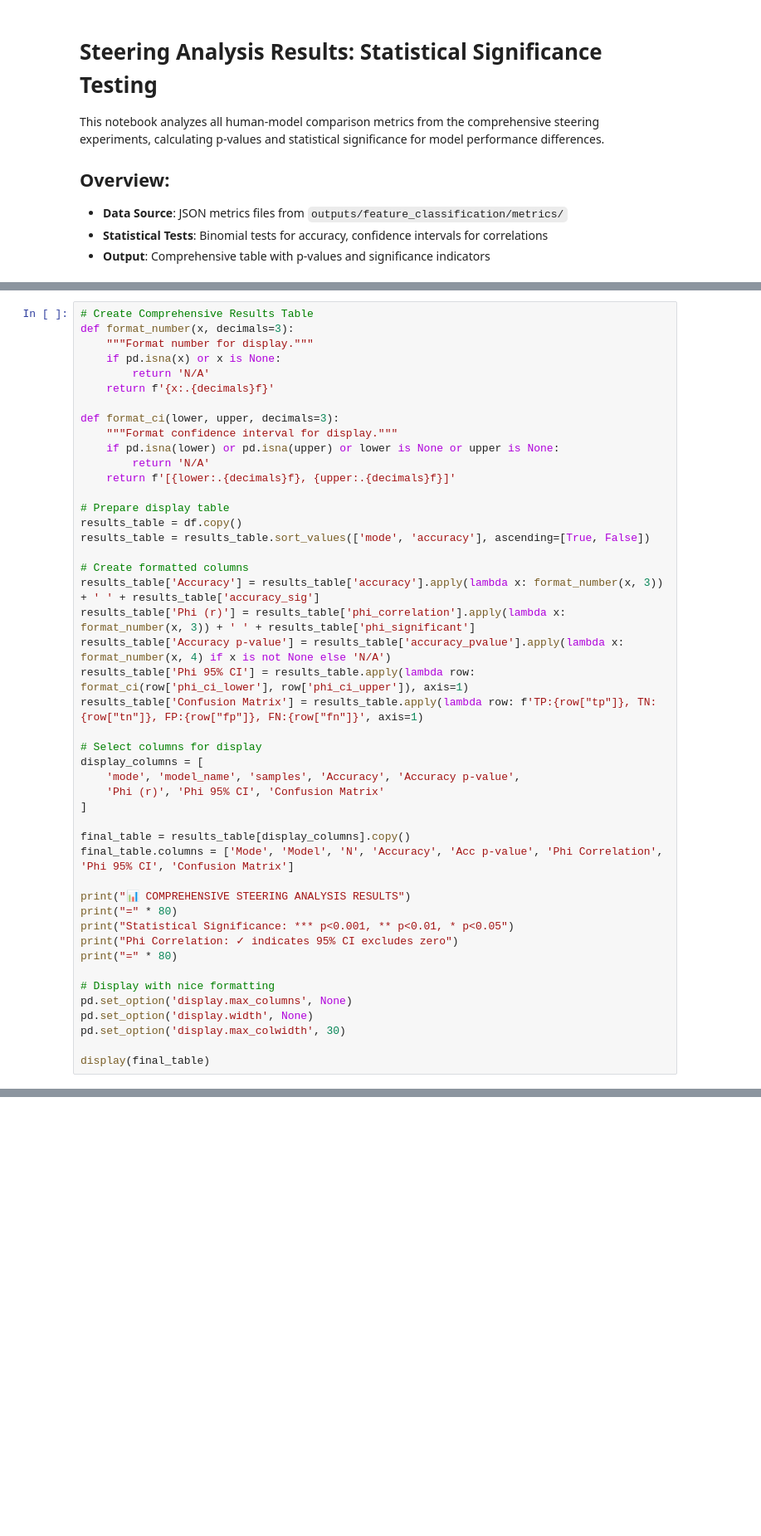
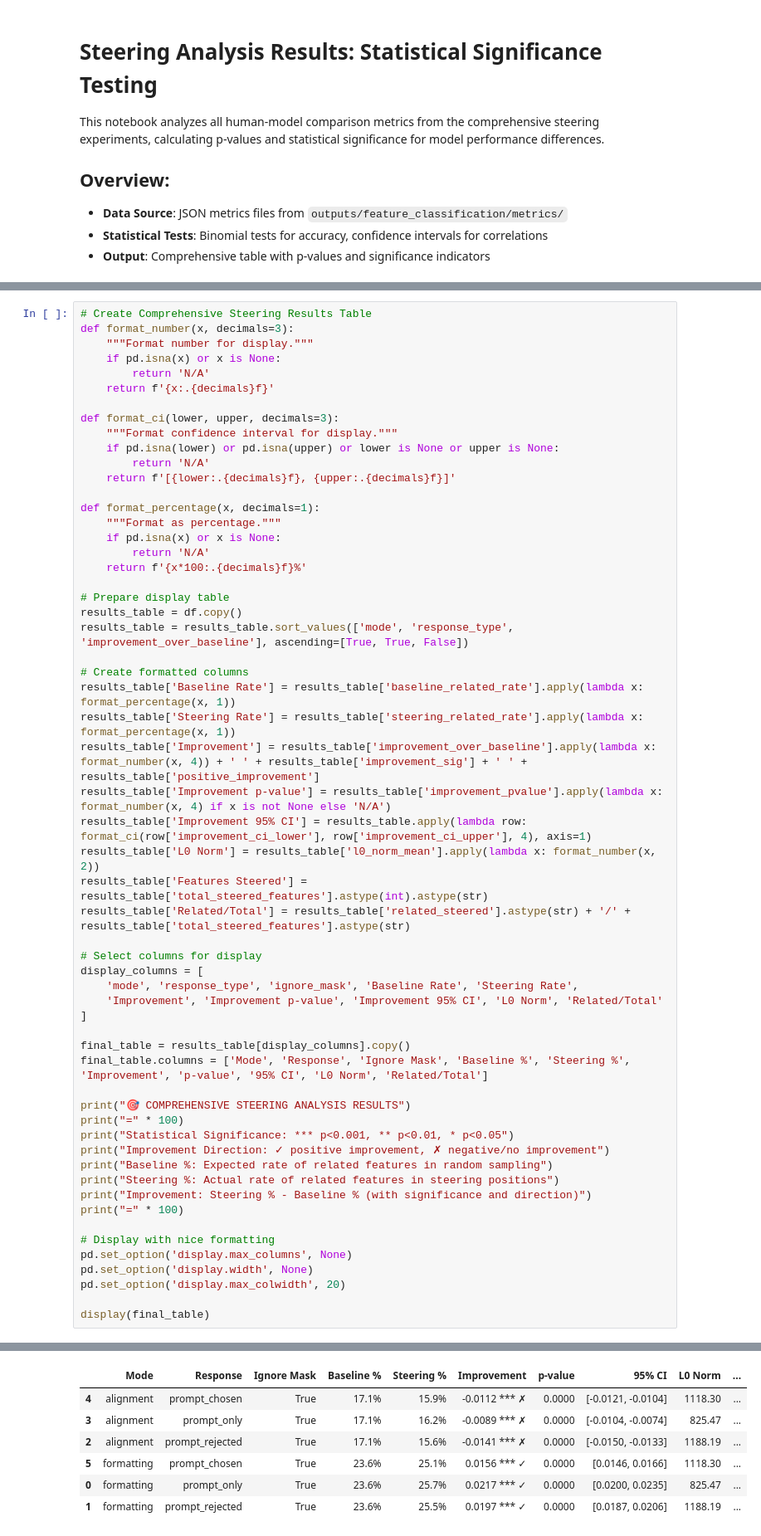
Before and after one commit to Jazhyc/feature-steering-RL, a Jupyter notebook: notebooks/steering_analysis_results.ipynb, the cells around one changed output, grey strips where cells are left out. Shown at 83% size. Saved outputs shown, nothing was run; the diff lists cells and outputs as text; blank space fills up the shorter version.

Commit message:
Working table based on steered features

```diff
--- a/notebooks/steering_analysis_results.ipynb
+++ b/notebooks/steering_analysis_results.ipynb
@@ -177,5 +228,5 @@ print(f"Significant phi correlations: {(df['phi_significant'] == '✓').sum()}/{
 # %%
-# Create Comprehensive Results Table
+# Create Comprehensive Steering Results Table
 def format_number(x, decimals=3):
     """Format number for display."""
     if pd.isna(x) or x is None:
@@ -188,35 +239,48 @@ def format_ci(lower, upper, decimals=3):
         return 'N/A'
     return f'[{lower:.{decimals}f}, {upper:.{decimals}f}]'
 
+def format_percentage(x, decimals=1):
+    """Format as percentage."""
+    if pd.isna(x) or x is None:
+        return 'N/A'
+    return f'{x*100:.{decimals}f}%'
+
 # Prepare display table
 results_table = df.copy()
-results_table = results_table.sort_values(['mode', 'accuracy'], ascending=[True, False])
+results_table = results_table.sort_values(['mode', 'response_type', 'improvement_over_baseline'], ascending=[True, True, False])
 
 # Create formatted columns
-results_table['Accuracy'] = results_table['accuracy'].apply(lambda x: format_number(x, 3)) + ' ' + results_table['accuracy_sig']
-results_table['Phi (r)'] = results_table['phi_correlation'].apply(lambda x: format_number(x, 3)) + ' ' + results_table['phi_significant']
-results_table['Accuracy p-value'] = results_table['accuracy_pvalue'].apply(lambda x: format_number(x, 4) if x is not None else 'N/A')
-results_table['Phi 95% CI'] = results_table.apply(lambda row: format_ci(row['phi_ci_lower'], row['phi_ci_upper']), axis=1)
-results_table['Confusion Matrix'] = results_table.apply(lambda row: f'TP:{row["tp"]}, TN:{row["tn"]}, FP:{row["fp"]}, FN:{row["fn"]}', axis=1)
+results_table['Baseline Rate'] = results_table['baseline_related_rate'].apply(lambda x: format_percentage(x, 1))
+results_table['Steering Rate'] = results_table['steering_related_rate'].apply(lambda x: format_percentage(x, 1))
+results_table['Improvement'] = results_table['improvement_over_baseline'].apply(lambda x: format_number(x, 4)) + ' ' + results_table['improvement_sig'] + ' ' + results_table['positive_improvement']
+results_table['Improvement p-value'] = results_table['improvement_pvalue'].apply(lambda x: format_number(x, 4) if x is not None else 'N/A')
+results_table['Improvement 95% CI'] = results_table.apply(lambda row: format_ci(row['improvement_ci_lower'], row['improvement_ci_upper'], 4), axis=1)
+results_table['L0 Norm'] = results_table['l0_norm_mean'].apply(lambda x: format_number(x, 2))
+results_table['Features Steered'] = results_table['total_steered_features'].astype(int).astype(str)
+results_table['Related/Total'] = results_table['related_steered'].astype(str) + '/' + results_table['total_steered_features'].astype(str)
 
 # Select columns for display
 display_columns = [
-    'mode', 'model_name', 'samples', 'Accuracy', 'Accuracy p-value',
-    'Phi (r)', 'Phi 95% CI', 'Confusion Matrix'
+    'mode', 'response_type', 'ignore_mask', 'Baseline Rate', 'Steering Rate',
+    'Improvement', 'Improvement p-value', 'Improvement 95% CI', 'L0 Norm', 'Related/Total'
 ]
 
 final_table = results_table[display_columns].copy()
-final_table.columns = ['Mode', 'Model', 'N', 'Accuracy', 'Acc p-value', 'Phi Correlation', 'Phi 95% CI', 'Confusion Matrix']
+final_table.columns = ['Mode', 'Response', 'Ignore Mask', 'Baseline %', 'Steering %', 'Improvement', 'p-value', '95% CI', 'L0 Norm', 'Related/Total']
 
-print("📊 COMPREHENSIVE STEERING ANALYSIS RESULTS")
-print("=" * 80)
+print("🎯 COMPREHENSIVE STEERING ANALYSIS RESULTS")
+print("=" * 100)
 print("Statistical Significance: *** p<0.001, ** p<0.01, * p<0.05")
-print("Phi Correlation: ✓ indicates 95% CI excludes zero")
-print("=" * 80)
+print("Improvement Direction: ✓ positive improvement, ✗ negative/no improvement")
+print("Baseline %: Expected rate of related features in random sampling")
+print("Steering %: Actual rate of related features in steering positions")
+print("Improvement: Steering % - Baseline % (with significance and direction)")
+print("=" * 100)
 
 # Display with nice formatting
 pd.set_option('display.max_columns', None)
 pd.set_option('display.width', None)
-pd.set_option('display.max_colwidth', 30)
+pd.set_option('display.max_colwidth', 20)
 
 display(final_table)
+# %% [output]
@@ -223 +295,8 @@ display(final_table)
+|  | Mode | Response | Ignore Mask | Baseline % | Steering % | Improvement | p-value | 95% CI | L0 Norm | ... |
+| 4 | alignment | prompt_chosen | True | 17.1% | 15.9% | -0.0112 *** ✗ | 0.0000 | [-0.0121, -0.0104] | 1118.30 | ... |
+| 3 | alignment | prompt_only | True | 17.1% | 16.2% | -0.0089 *** ✗ | 0.0000 | [-0.0104, -0.0074] | 825.47 | ... |
+| 2 | alignment | prompt_rejected | True | 17.1% | 15.6% | -0.0141 *** ✗ | 0.0000 | [-0.0150, -0.0133] | 1188.19 | ... |
+| 5 | formatting | prompt_chosen | True | 23.6% | 25.1% | 0.0156 *** ✓ | 0.0000 | [0.0146, 0.0166] | 1118.30 | ... |
+| 0 | formatting | prompt_only | True | 23.6% | 25.7% | 0.0217 *** ✓ | 0.0000 | [0.0200, 0.0235] | 825.47 | ... |
+| 1 | formatting | prompt_rejected | True | 23.6% | 25.5% | 0.0197 *** ✓ | 0.0000 | [0.0187, 0.0206] | 1188.19 | ... |
 # %%
```
Also changed, not shown: parts of 8 cells of this notebook, 1 other file.
